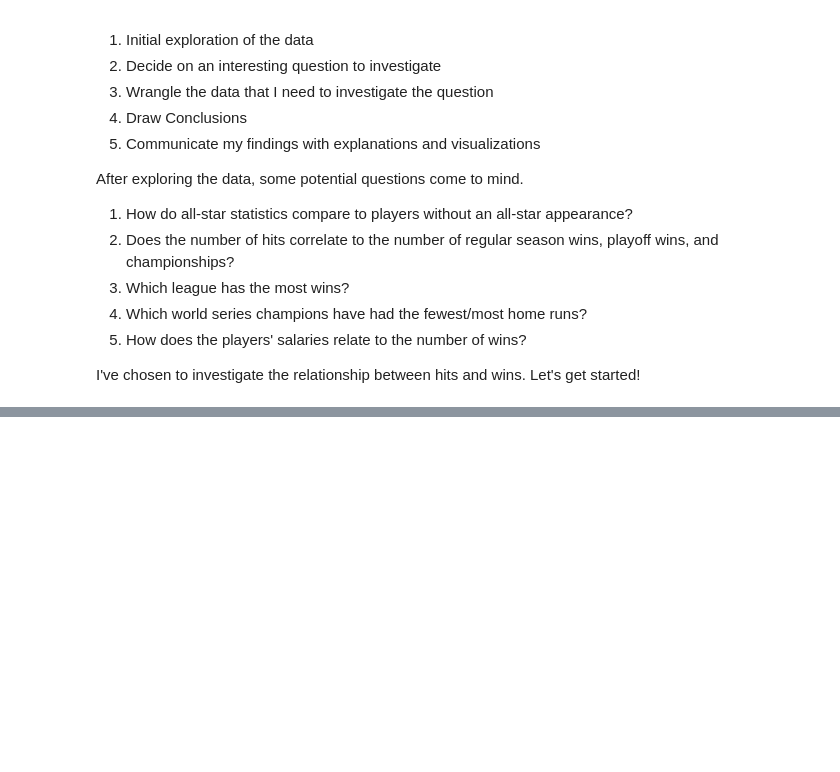
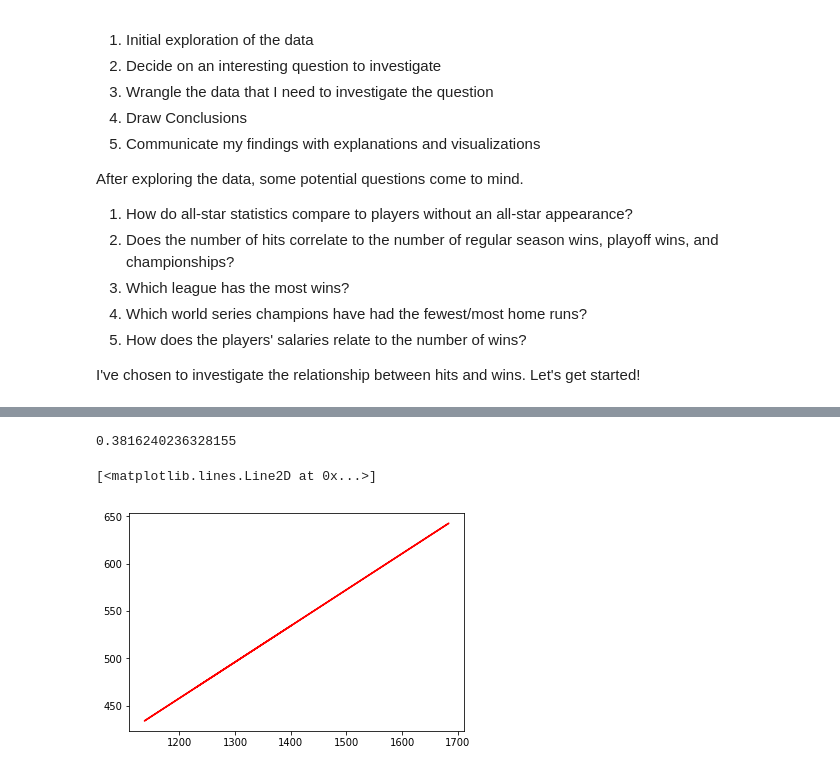
Before and after one commit to bkhogan2/investigate-a-dataset, a Jupyter notebook: investigate-a-dataset.ipynb, the cells around one changed output, grey strips where cells are left out. Cells and saved outputs as stored; diff of their text form; code cells hidden in the pictures; blank space fills up the shorter version.

```diff
--- a/investigate-a-dataset.ipynb
+++ b/investigate-a-dataset.ipynb
@@ -46,0 +66,12 @@ players = pd.read_csv('data/core/People.csv')
+# %%
+hits_r = (hits - hits.mean()) / hits.std(ddof=0)
+wins_r = (wins - wins.mean()) / wins.std(ddof=0)
+
+r = (hits_r * wins_r).mean()
+print(r)
+
+plt.plot(hits, hits*r, color='red')
+# %% [output]
+0.3816240236328155
+[<matplotlib.lines.Line2D at 0x...>]
+[figure, added]
```
Also changed, not shown: parts of 7 cells of this notebook.
